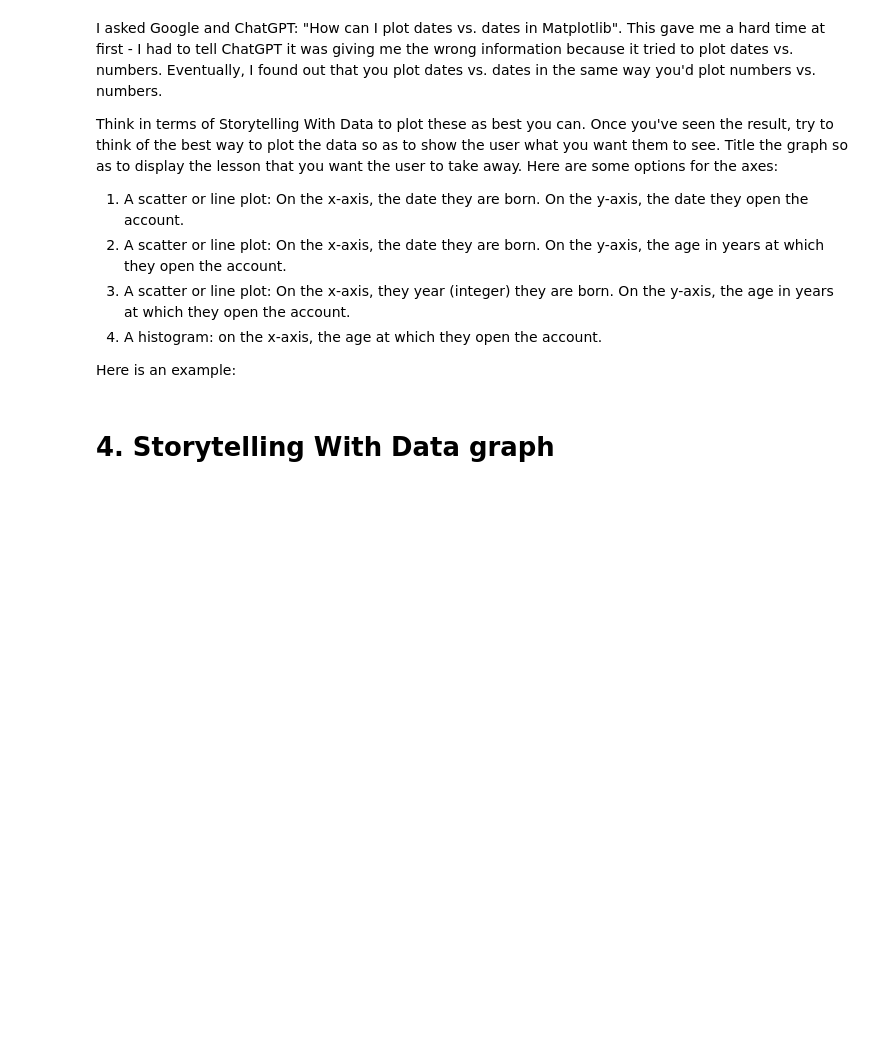
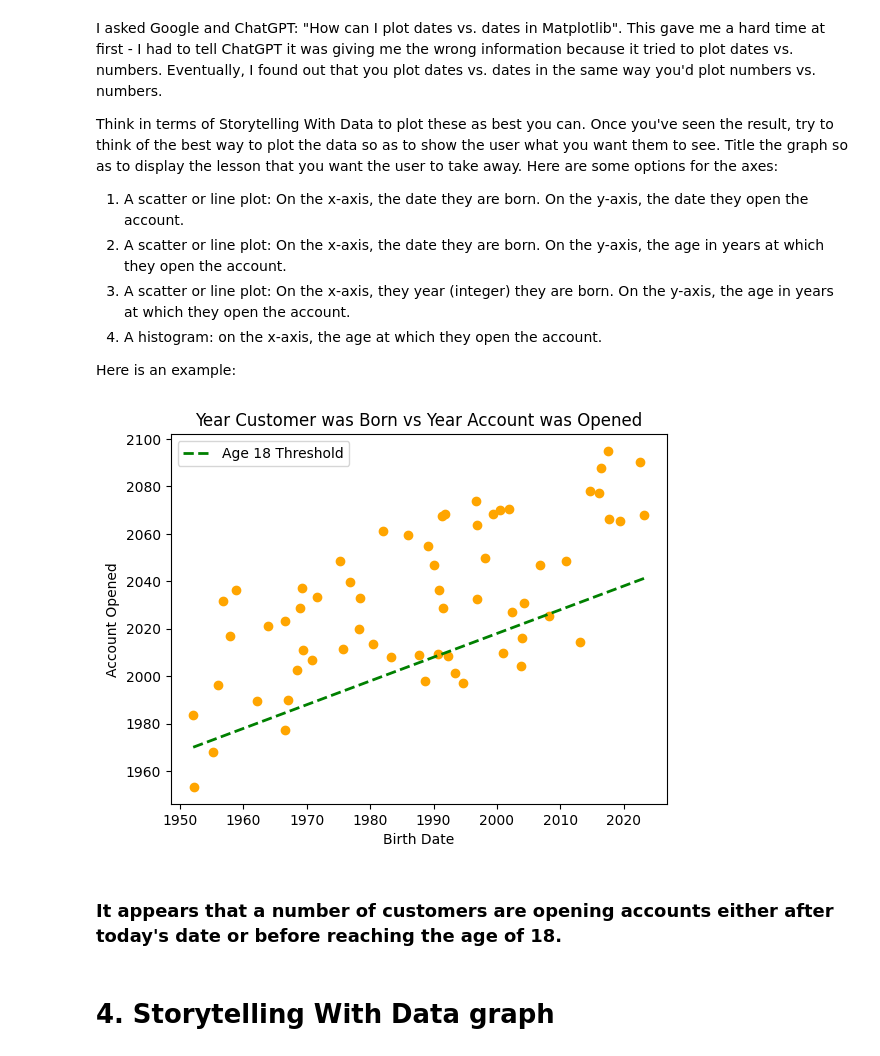
Before and after one commit to Hirschi-m/Module-B-semester-2, a Jupyter notebook: Week1.ipynb, the cells around one changed output. Drawn from its saved outputs; the diff is of its cells as text; code cells hidden in the pictures; blank space fills up the shorter version.

```diff
--- a/Week1.ipynb
+++ b/Week1.ipynb
@@ -468,2 +494,5 @@ df_bank_datefix.iloc[0:5]
 # %% [markdown]
 Now, change the cd, checking, and savings columns into integers.
+# %%
+one_hot_bank[['cd', 'checking', 'savings']] = one_hot_bank[['cd', 'checking', 'savings']].astype(int)
+one_hot_bank
@@ -498,10 +575,23 @@ Here is an example:
 # %%
 import matplotlib.pyplot as plt
 
-ax = plt.gca() # get an "Axes" object to draw on; gca stands for "get current Axes"
-ax.scatter(df2["BirthDate"], df2["AccountOpened"]) # create a scatter plot based on these two dates
-ax.set_ylabel("Account Opened") # label the y axis
-ax.set_xlabel("Birth Date") # label the x axis
+ax = plt.gca()
+ax.scatter(one_hot_bank["BirthDate"], one_hot_bank["AccountOpened"], color="orange")
+ax.set_ylabel("Account Opened")
+ax.set_xlabel("Birth Date")
+plt.title("Year Customer was Born vs Year Account was Opened")
+
+x_start = one_hot_bank['BirthDate'].min()
+x_end = one_hot_bank['BirthDate'].max()
+y_start = x_start + pd.DateOffset(years=18)
+y_end = x_end + pd.DateOffset(years=18)
+plt.plot([x_start, x_end], [y_start, y_end], color='green', linestyle='--', linewidth=2, label='Age 18 Threshold')
+plt.legend()
+None
+# %% [output]
+[figure, added]
+# %% [markdown]
+### It appears that a number of customers are opening accounts either after today's date or before reaching the age of 18.
 # %% [markdown]
 # 4. Storytelling With Data graph
 # %% [markdown]
```
Also changed, not shown: parts of 18 cells of this notebook.
